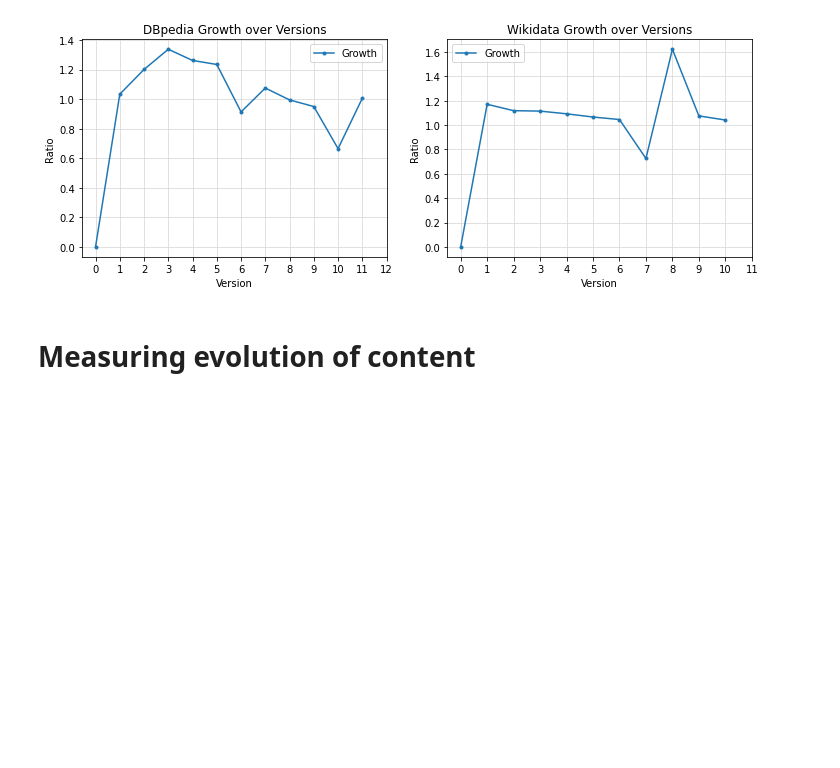
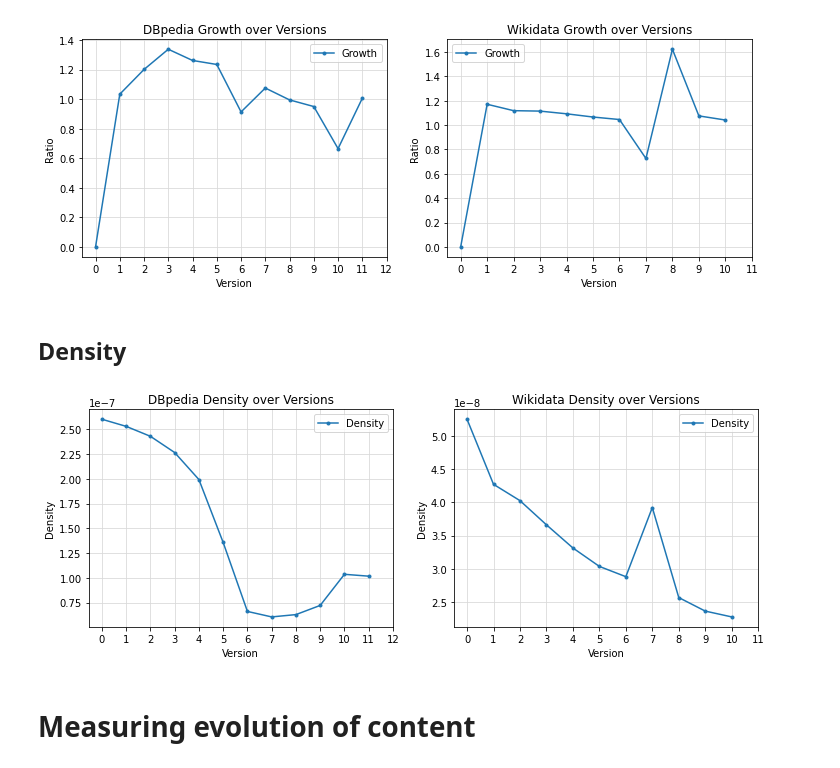
Before and after one commit to EBrandDV/P4, a Jupyter notebook: notebook.ipynb, the cells around one changed output. Drawn from its saved outputs; the diff is of its cells as text; code cells hidden in the pictures; blank space fills up the shorter version.

Commit message:
added density

```diff
--- a/notebook.ipynb
+++ b/notebook.ipynb
@@ -14,7 +14,7 @@ import pywikibot
 # %% [markdown]
 # Load data
 # %%
-file_path = 'Data\struct3.csv'
+file_path = 'Data/struct4.csv'
 data = viz.get_data(file_path= file_path)
 dbpedia_data = data[0]
 wiki_data = data[1]
@@ -129,6 +126,18 @@ viz.plot_parameters_over_versions(wiki_data, ['Growth'], ['.'],"Wikidata Growth
 plt.show()
 # %% [output]
 [figure]
+# %% [markdown]
+## Density
+# %%
+plt.rcParams["figure.figsize"] = [12, 4]
+legend_ = {'Density': 'Density'}
+plt.subplot(1,2,1)
+viz.plot_parameters_over_versions(dbpedia_data, ['Density'], ['.'], "DBpedia Density over Versions", 'dbpedia_Density.png', x_label='Density', legend_mapping= legend_)
+plt.subplot(1,2,2)
+viz.plot_parameters_over_versions(wiki_data, ['Density'], ['.'], "Wikidata Density over Versions", 'wiki_Density.png', x_label='Density', legend_mapping= legend_)
+plt.show()
+# %% [output]
+[figure, added]
 # %% [markdown]
 # Measuring evolution of content
 # %% [markdown]
```
Also changed, not shown: parts of 1 cell of this notebook.
